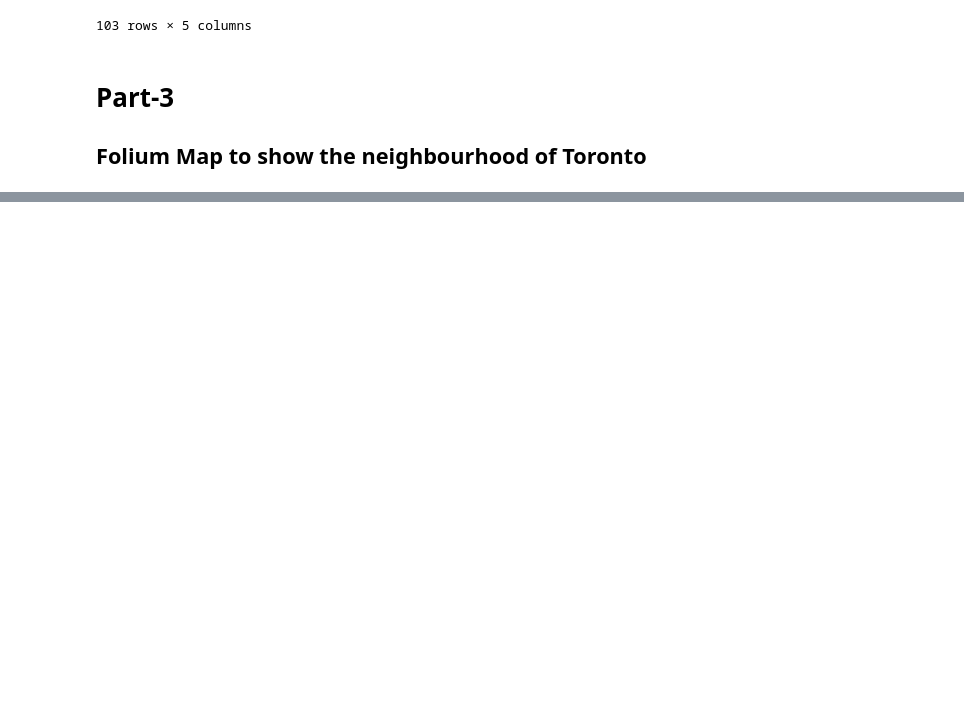
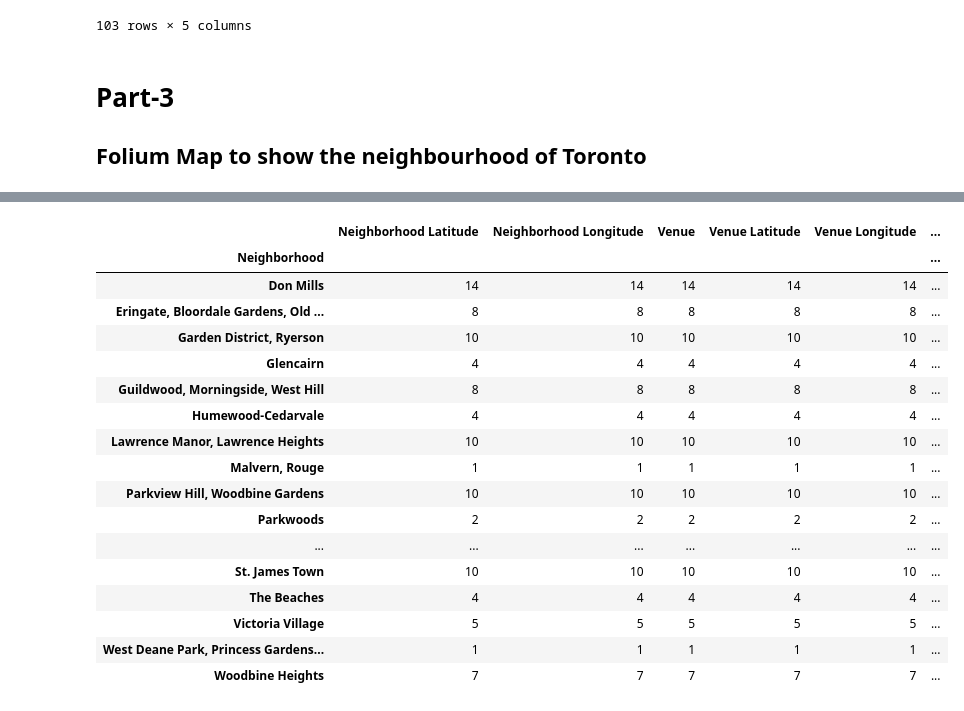
Before and after one commit to Aroraskank/Coursera_Capstone, a Jupyter notebook: Week_3.ipynb, the cells around one changed output, grey strips where cells are left out. Cells and saved outputs as stored; diff of their text form; code cells hidden in the pictures; blank space fills up the shorter version.

```diff
--- a/Week_3.ipynb
+++ b/Week_3.ipynb
@@ -91,0 +144,3 @@ map_toronto
+# %%
+results = requests.get(url).json()
+results
@@ -91,0 +165,27 @@ map_toronto
+# %%
+def get_category_type(row):
+    try:
+        categories_list = row['categories']
+    except:
+        categories_list = row['venue.categories']
+
+    if len(categories_list) == 0:
+        return None
+    else:
+        return categories_list[0]['name']
+# %%
+venues = results['response']['groups'][0]['items']
+
+nearby_venues = pd.io.json.json_normalize(venues) # flatten JSON
+
+# filter columns
+filtered_columns = ['venue.name', 'venue.categories', 'venue.location.lat', 'venue.location.lng']
+nearby_venues =nearby_venues.loc[:, filtered_columns]
+
+# filter the category for each row
+nearby_venues['venue.categories'] = nearby_venues.apply(get_category_type, axis=1)
+
+# clean columns
+nearby_venues.columns = [col.split(".")[-1] for col in nearby_venues.columns]
+
+nearby_venues.head()
@@ -91,0 +239,5 @@ map_toronto
+# %%
+venues_list = getNearbyVenues(names=df['Neighbourhood'][:20],
+                                   latitudes=df['Latitude'][:20],
+                                   longitudes=df['Longitude'][:20]
+                                  )
@@ -91,0 +265,22 @@ map_toronto
+# %%
+venues_list.groupby('Neighborhood').count()
+#venues_list
+# %% [output]
+|  | Neighborhood Latitude | Neighborhood Longitude | Venue | Venue Latitude | Venue Longitude | ... |
+| Neighborhood |  |  |  |  |  | ... |
+| Don Mills | 14 | 14 | 14 | 14 | 14 | ... |
+| Eringate, Bloordale Gardens, Old ... | 8 | 8 | 8 | 8 | 8 | ... |
+| Garden District, Ryerson | 10 | 10 | 10 | 10 | 10 | ... |
+| Glencairn | 4 | 4 | 4 | 4 | 4 | ... |
+| Guildwood, Morningside, West Hill | 8 | 8 | 8 | 8 | 8 | ... |
+| Humewood-Cedarvale | 4 | 4 | 4 | 4 | 4 | ... |
+| Lawrence Manor, Lawrence Heights | 10 | 10 | 10 | 10 | 10 | ... |
+| Malvern, Rouge | 1 | 1 | 1 | 1 | 1 | ... |
+| Parkview Hill, Woodbine Gardens | 10 | 10 | 10 | 10 | 10 | ... |
+| Parkwoods | 2 | 2 | 2 | 2 | 2 | ... |
+| ... | ... | ... | ... | ... | ... | ... |
+| St. James Town | 10 | 10 | 10 | 10 | 10 | ... |
+| The Beaches | 4 | 4 | 4 | 4 | 4 | ... |
+| Victoria Village | 5 | 5 | 5 | 5 | 5 | ... |
+| West Deane Park, Princess Gardens... | 1 | 1 | 1 | 1 | 1 | ... |
+| Woodbine Heights | 7 | 7 | 7 | 7 | 7 | ... |
```
Also changed, not shown: parts of 13 cells of this notebook, 1 other file.
